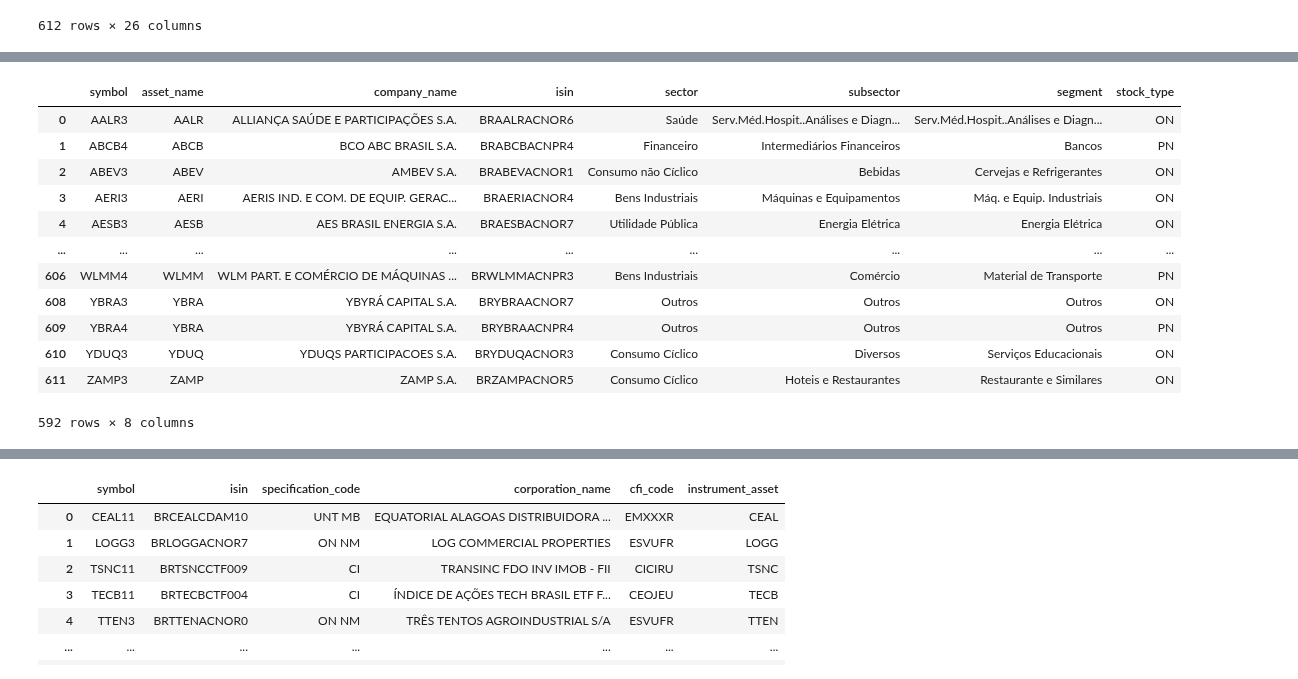
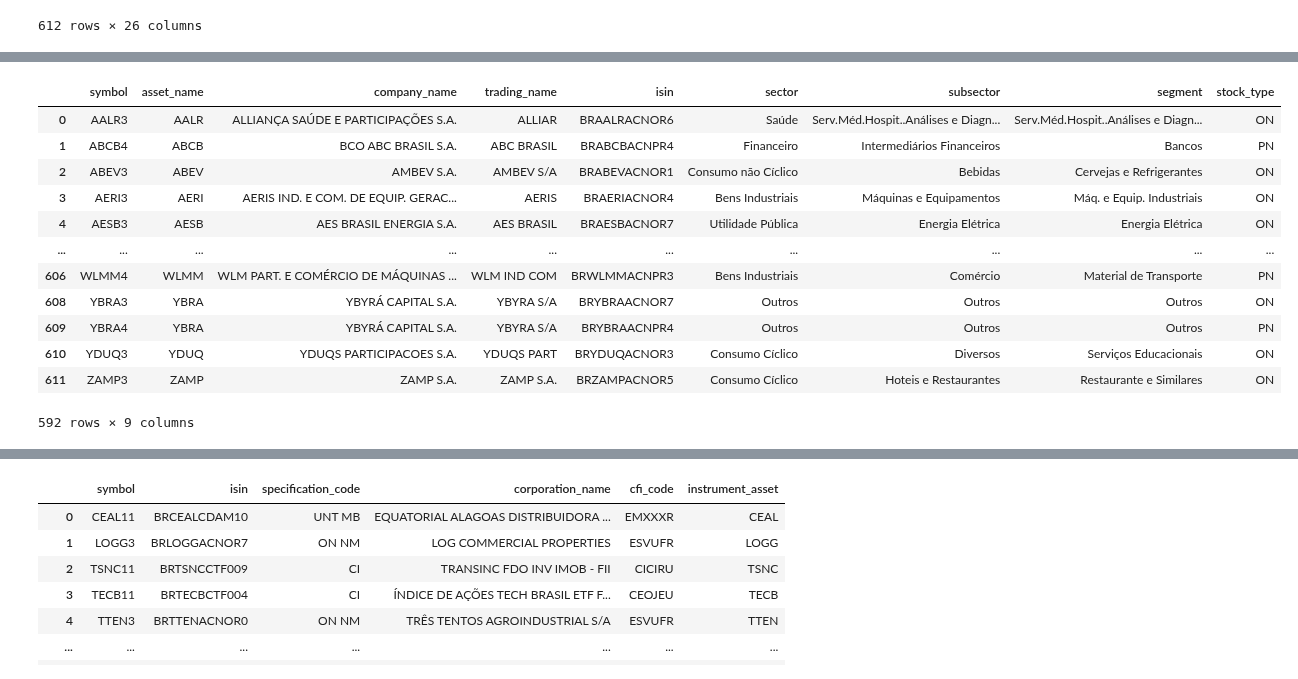
Before and after one commit to wilsonfreitas/brasa, a Jupyter notebook: notebooks/b3-organize-companies-database.ipynb, the cells around one changed output, grey strips where cells are left out. Drawn from its saved outputs; the diff is of its cells as text; code cells hidden in the pictures.

```diff
--- a/notebooks/b3-organize-companies-database.ipynb
+++ b/notebooks/b3-organize-companies-database.ipynb
@@ -16,7 +16,7 @@ import pyarrow.compute as pc
 import brasa
 # %%
 df = brasa.get_dataset("b3-company-details").scanner(columns=["issuingCompany", "refdate"]).to_table().to_pandas()
-df = df.groupby(["issuingCompany", "refdate"], sort=True).last().reset_index()
+df = df.groupby(["issuingCompany"], sort=True).last().reset_index()
 
 comp_det = brasa.get_dataset("b3-company-details")\
     .to_table()\
@@ -194,25 +178,25 @@ companies_properties
 # %%
-companies_symbols = comp_det[["symbol", "asset_name", "company_name", "isin", "sector", "subsector", "segment"]].copy()
+companies_symbols = comp_det[["symbol", "asset_name", "company_name", "trading_name", "isin", "sector", "subsector", "segment"]].copy()
 companies_symbols["stock_type"] = companies_symbols["isin"].str[9:11]\
     .map({"PR": "PN", "OR": "ON", "PA": "PNA", "PB": "PNB", "M1": "UNT"})
 
 # symbol_info = comp_info[["trading_name", "asset_name", "code_cvm", "segment"]].copy().rename(columns={"segment": "exchange_segment"})
 
 # symbols_properties = pd.merge(companies_symbols, symbol_info, on=("asset_name", "code_cvm", "trading_name"))
 symbols_properties = companies_symbols
 symbols_properties = symbols_properties[~symbols_properties["symbol"].isna()]
 symbols_properties
 # %% [output]
-|  | symbol | asset_name | company_name | isin | sector | subsector | segment | stock_type |
-| 0 | AALR3 | AALR | ALLIANÇA SAÚDE E PARTICIPAÇÕES S.A. | BRAALRACNOR6 | Saúde | Serv.Méd.Hospit..Análises e Diagn... | Serv.Méd.Hospit..Análises e Diagn... | ON |
-| 1 | ABCB4 | ABCB | BCO ABC BRASIL S.A. | BRABCBACNPR4 | Financeiro | Intermediários Financeiros | Bancos | PN |
-| 2 | ABEV3 | ABEV | AMBEV S.A. | BRABEVACNOR1 | Consumo não Cíclico | Bebidas | Cervejas e Refrigerantes | ON |
-| 3 | AERI3 | AERI | AERIS IND. E COM. DE EQUIP. GERAC... | BRAERIACNOR4 | Bens Industriais | Máquinas e Equipamentos | Máq. e Equip. Industriais | ON |
-| 4 | AESB3 | AESB | AES BRASIL ENERGIA S.A. | BRAESBACNOR7 | Utilidade Pública | Energia Elétrica | Energia Elétrica | ON |
-| ... | ... | ... | ... | ... | ... | ... | ... | ... |
-| 606 | WLMM4 | WLMM | WLM PART. E COMÉRCIO DE MÁQUINAS ... | BRWLMMACNPR3 | Bens Industriais | Comércio | Material de Transporte | PN |
-| 608 | YBRA3 | YBRA | YBYRÁ CAPITAL S.A. | BRYBRAACNOR7 | Outros | Outros | Outros | ON |
-| 609 | YBRA4 | YBRA | YBYRÁ CAPITAL S.A. | BRYBRAACNPR4 | Outros | Outros | Outros | PN |
-| 610 | YDUQ3 | YDUQ | YDUQS PARTICIPACOES S.A. | BRYDUQACNOR3 | Consumo Cíclico | Diversos | Serviços Educacionais | ON |
-| 611 | ZAMP3 | ZAMP | ZAMP S.A. | BRZAMPACNOR5 | Consumo Cíclico | Hoteis e Restaurantes | Restaurante e Similares | ON |
+|  | symbol | asset_name | company_name | trading_name | isin | sector | subsector | segment | stock_type |
+| 0 | AALR3 | AALR | ALLIANÇA SAÚDE E PARTICIPAÇÕES S.A. | ALLIAR | BRAALRACNOR6 | Saúde | Serv.Méd.Hospit..Análises e Diagn... | Serv.Méd.Hospit..Análises e Diagn... | ON |
+| 1 | ABCB4 | ABCB | BCO ABC BRASIL S.A. | ABC BRASIL | BRABCBACNPR4 | Financeiro | Intermediários Financeiros | Bancos | PN |
+| 2 | ABEV3 | ABEV | AMBEV S.A. | AMBEV S/A | BRABEVACNOR1 | Consumo não Cíclico | Bebidas | Cervejas e Refrigerantes | ON |
+| 3 | AERI3 | AERI | AERIS IND. E COM. DE EQUIP. GERAC... | AERIS | BRAERIACNOR4 | Bens Industriais | Máquinas e Equipamentos | Máq. e Equip. Industriais | ON |
+| 4 | AESB3 | AESB | AES BRASIL ENERGIA S.A. | AES BRASIL | BRAESBACNOR7 | Utilidade Pública | Energia Elétrica | Energia Elétrica | ON |
+| ... | ... | ... | ... | ... | ... | ... | ... | ... | ... |
+| 606 | WLMM4 | WLMM | WLM PART. E COMÉRCIO DE MÁQUINAS ... | WLM IND COM | BRWLMMACNPR3 | Bens Industriais | Comércio | Material de Transporte | PN |
+| 608 | YBRA3 | YBRA | YBYRÁ CAPITAL S.A. | YBYRA S/A | BRYBRAACNOR7 | Outros | Outros | Outros | ON |
+| 609 | YBRA4 | YBRA | YBYRÁ CAPITAL S.A. | YBYRA S/A | BRYBRAACNPR4 | Outros | Outros | Outros | PN |
+| 610 | YDUQ3 | YDUQ | YDUQS PARTICIPACOES S.A. | YDUQS PART | BRYDUQACNOR3 | Consumo Cíclico | Diversos | Serviços Educacionais | ON |
+| 611 | ZAMP3 | ZAMP | ZAMP S.A. | ZAMP S.A. | BRZAMPACNOR5 | Consumo Cíclico | Hoteis e Restaurantes | Restaurante e Similares | ON |
-592 rows × 8 columns
+592 rows × 9 columns
```
Also changed, not shown: parts of 24 cells of this notebook, 4 other files.
